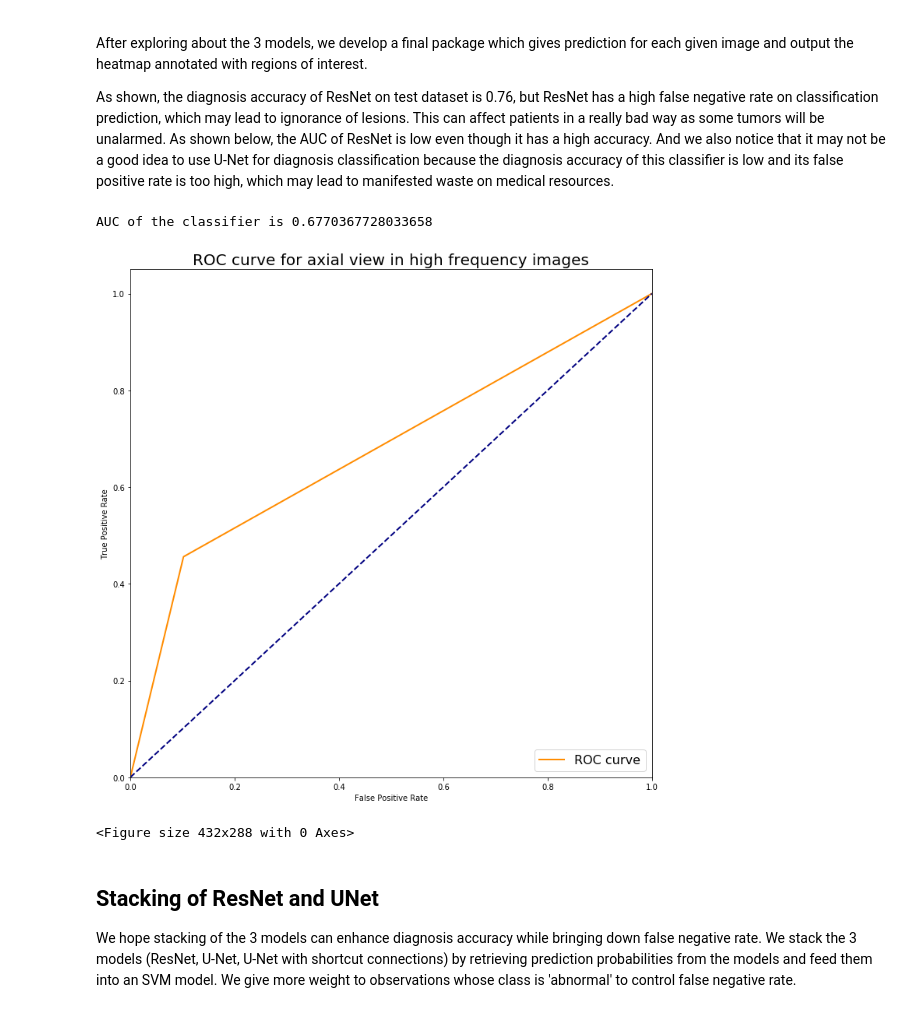
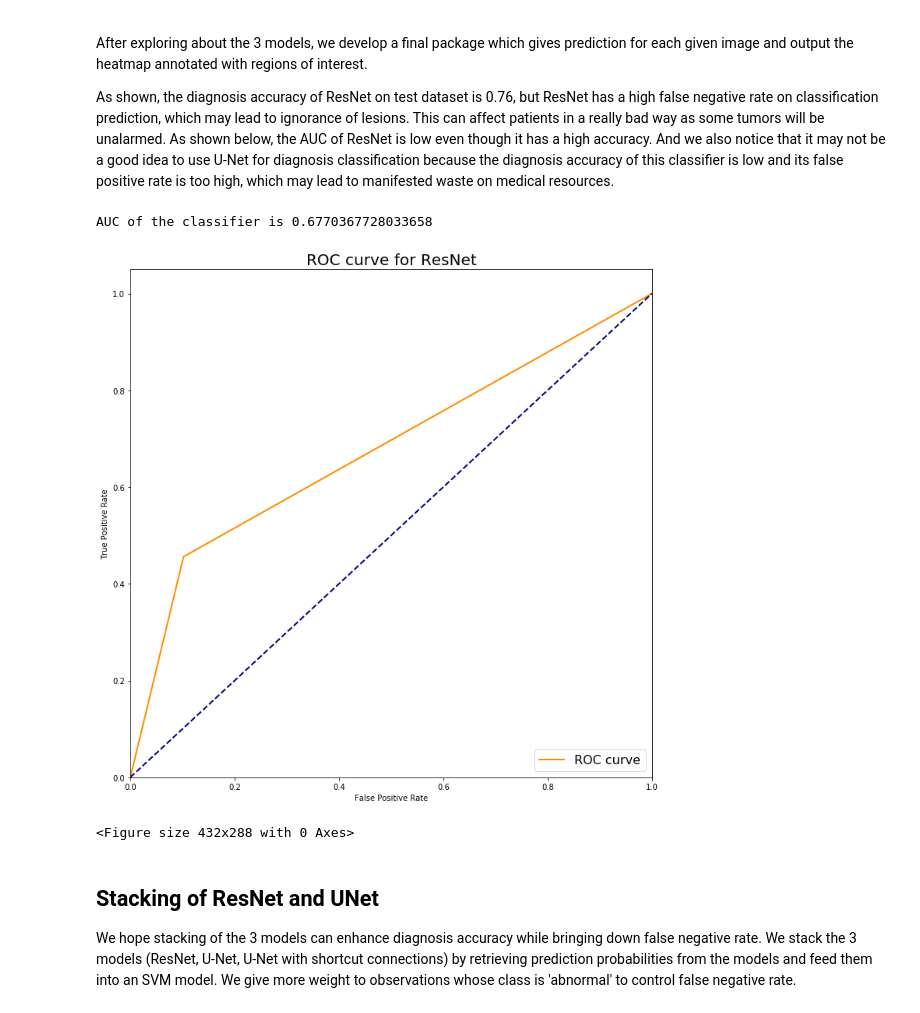
Before and after one commit to lr0516/Cancer_Detection_209B, a Jupyter notebook: Group24_FinalReport.ipynb, the cells around one changed output. Drawn from its saved outputs; the diff is of its cells as text; code cells hidden in the pictures.

```diff
--- a/Group24_FinalReport.ipynb
+++ b/Group24_FinalReport.ipynb
@@ -1331,25 +1331,25 @@ res_u_net = load_model('resunet34.h5', custom_objects={'adjweighted_crossentropy
 # %%
 prediction = res_net.predict(X_test)
 prediction_y = [round(p[1]) for p in prediction]
 y_test = file_path_test['label']
 fpr, tpr, thresholds = roc_curve(y_test, prediction_y)
 print("AUC of the classifier is {}".format(auc(fpr, tpr)))
 plt.figure(figsize=(12,12))
 plt.plot(fpr, tpr, color = 'darkorange', lw = 2, label = 'ROC curve')
 plt.plot([0, 1], [0, 1], color='navy', lw=2, linestyle='--')
 
 plt.xlim([0.0,1.0])
 plt.ylim([0.0,1.05])
 plt.xlabel('False Positive Rate')
 plt.ylabel('True Positive Rate')
-plt.title('ROC curve for axial view in high frequency images', fontsize = 20)
+plt.title('ROC curve for ResNet', fontsize = 20)
 plt.legend(loc = 'lower right', fontsize = 16)
 plt.show()
 plt.savefig("ROC_low_frequency.png")
 plt.show()
 # %% [output]
 AUC of the classifier is 0.6770367728033658
-[figure, old version]
+[figure, new version]
 <Figure size 432x288 with 0 Axes>
 # %% [markdown]
 ## Stacking of ResNet and UNet
```
Also changed, not shown: parts of 4 cells of this notebook.
